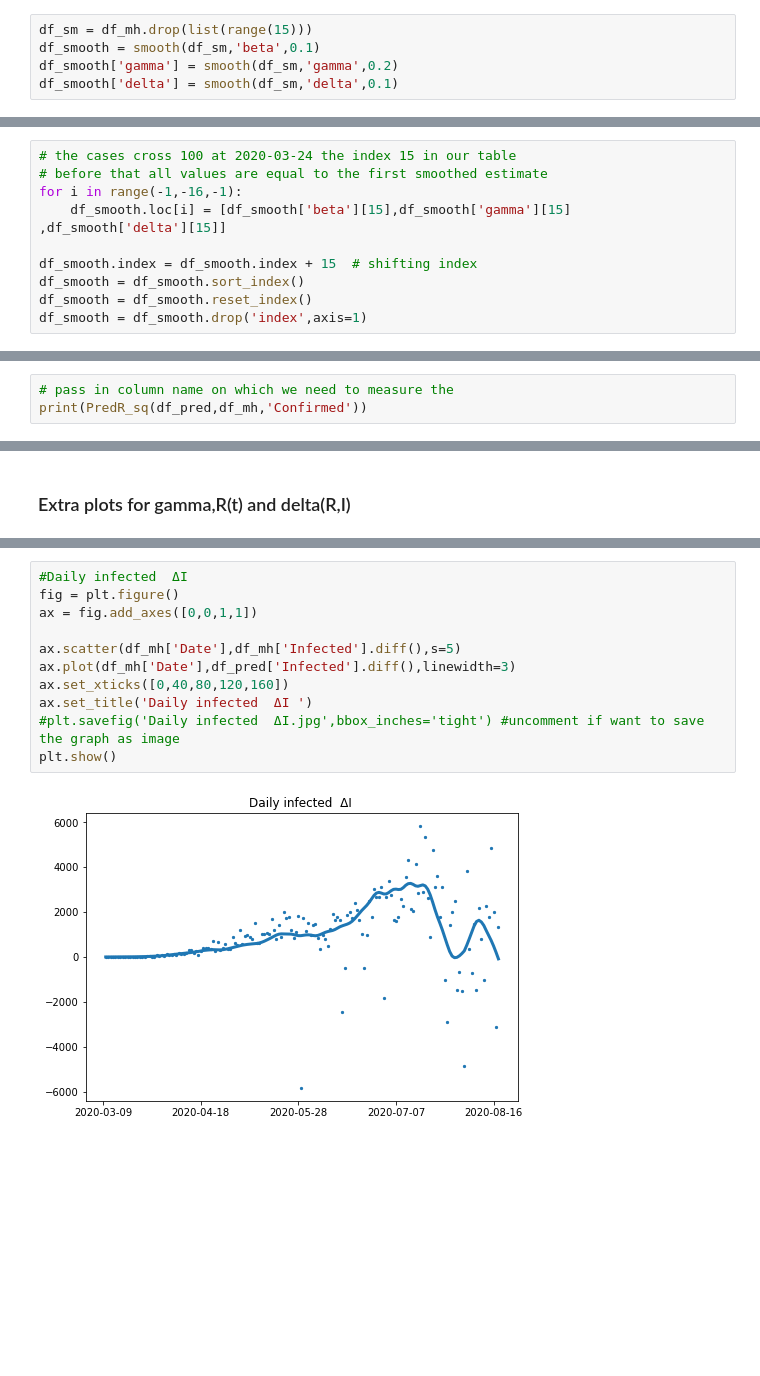
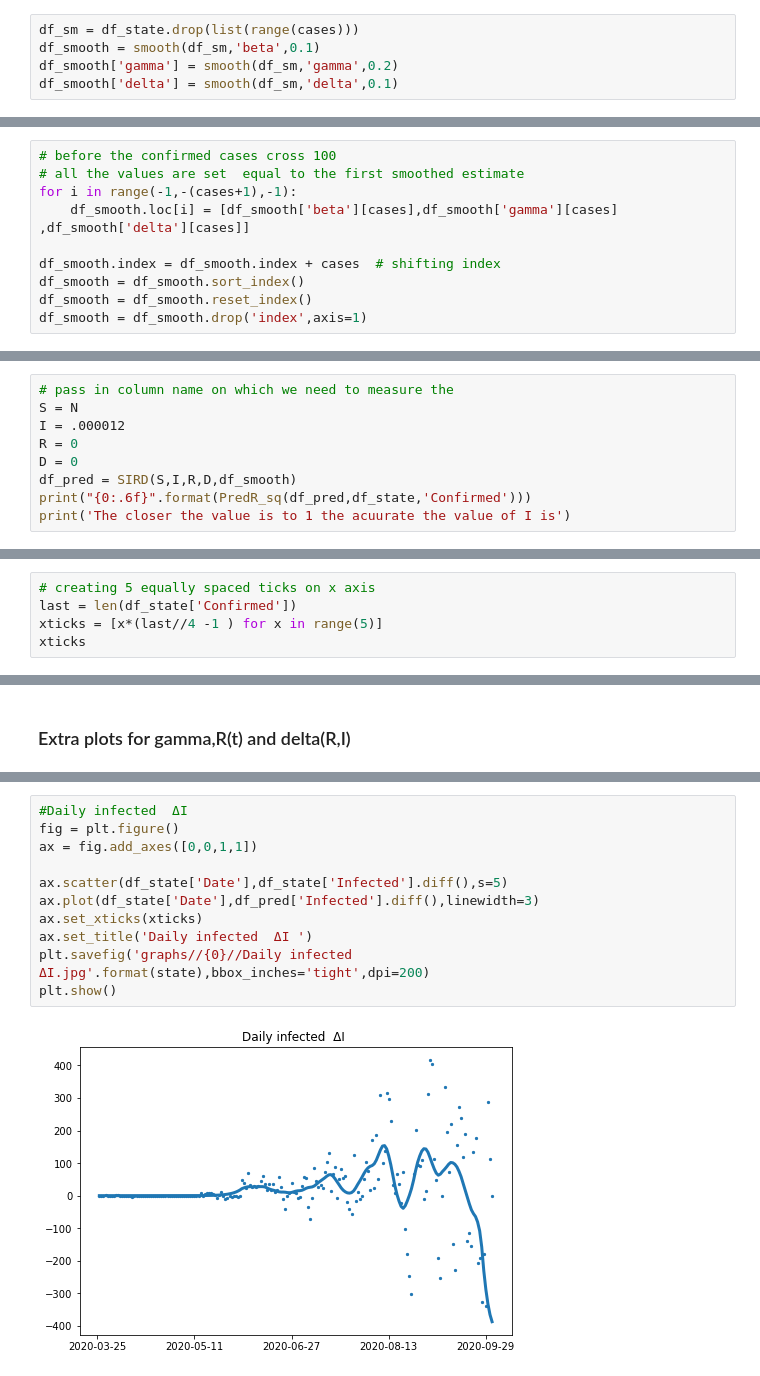
Before and after one commit to AditSoni/SIRD_Python_implementation, a Jupyter notebook: code.ipynb, the cells around one changed output, grey strips where cells are left out. Saved outputs shown, nothing was run; the diff lists cells and outputs as text; blank space fills up the shorter version.

Commit message:
graphs and state data storing

```diff
--- a/code.ipynb
+++ b/code.ipynb
@@ -150,7 +155,7 @@ from that point in time onwards we smooth delta,beta and gamma
 
 The points before when Confirmed > 100,are all set to the first smoothed estimate
 # %%
-df_sm = df_mh.drop(list(range(15)))
+df_sm = df_state.drop(list(range(cases)))
 df_smooth = smooth(df_sm,'beta',0.1)
 df_smooth['gamma'] = smooth(df_sm,'gamma',0.2)
 df_smooth['delta'] = smooth(df_sm,'delta',0.1)
@@ -174,10 +179,10 @@ df_smooth
 # %%
-# the cases cross 100 at 2020-03-24 the index 15 in our table
-# before that all values are equal to the first smoothed estimate
-for i in range(-1,-16,-1):
-    df_smooth.loc[i] = [df_smooth['beta'][15],df_smooth['gamma'][15] ,df_smooth['delta'][15]]
+# before the confirmed cases cross 100
+# all the values are set  equal to the first smoothed estimate
+for i in range(-1,-(cases+1),-1):
+    df_smooth.loc[i] = [df_smooth['beta'][cases],df_smooth['gamma'][cases] ,df_smooth['delta'][cases]]
 
-df_smooth.index = df_smooth.index + 15  # shifting index
+df_smooth.index = df_smooth.index + cases  # shifting index
 df_smooth = df_smooth.sort_index()
 df_smooth = df_smooth.reset_index()
 df_smooth = df_smooth.drop('index',axis=1)
@@ -287,4 +275,10 @@ def PredR_sq(df_pred,df_orig,col):
 # %%
 # pass in column name on which we need to measure the
-print(PredR_sq(df_pred,df_mh,'Confirmed'))
+S = N
+I = .000012
+R = 0
+D = 0
+df_pred = SIRD(S,I,R,D,df_smooth)
+print("{0:.6f}".format(PredR_sq(df_pred,df_state,'Confirmed')))
+print('The closer the value is to 1 the acuurate the value of I is')
 # %% [output]
@@ -315,0 +338,5 @@ the dates at index 0 40 80 120 160 are only displayed as labels
+# %%
+# creating 5 equally spaced ticks on x axis
+last = len(df_state['Confirmed'])
+xticks = [x*(last//4 -1 ) for x in range(5)]
+xticks
@@ -477,13 +505,13 @@ plt.show()
 # %%
 #Daily infected  ΔI
 fig = plt.figure()
 ax = fig.add_axes([0,0,1,1])
 
-ax.scatter(df_mh['Date'],df_mh['Infected'].diff(),s=5)
-ax.plot(df_mh['Date'],df_pred['Infected'].diff(),linewidth=3)
-ax.set_xticks([0,40,80,120,160])
+ax.scatter(df_state['Date'],df_state['Infected'].diff(),s=5)
+ax.plot(df_state['Date'],df_pred['Infected'].diff(),linewidth=3)
+ax.set_xticks(xticks)
 ax.set_title('Daily infected  ΔI ')
-#plt.savefig('Daily infected  ΔI.jpg',bbox_inches='tight') #uncomment if want to save the graph as image
+plt.savefig('graphs//{0}//Daily infected  ΔI.jpg'.format(state),bbox_inches='tight',dpi=200)
 plt.show()
 # %% [output]
-[figure, old version]
+[figure, new version]
```
Also changed, not shown: parts of 42 cells of this notebook, 2 other files.
